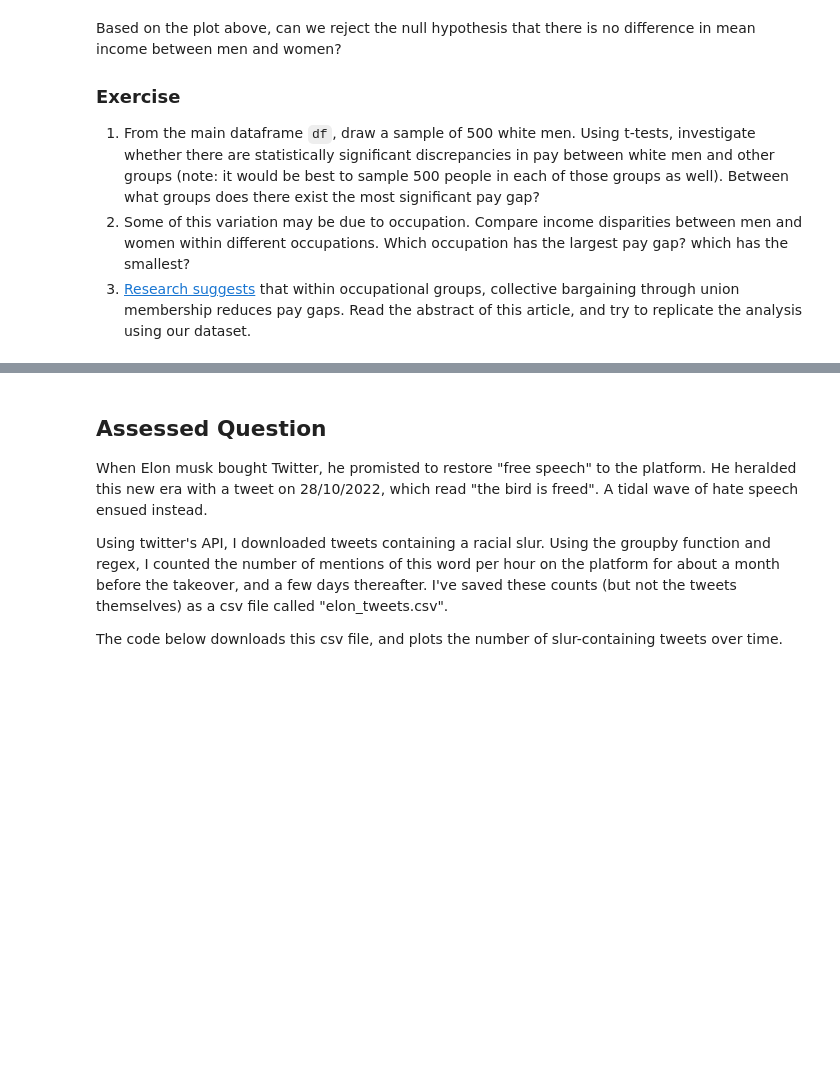
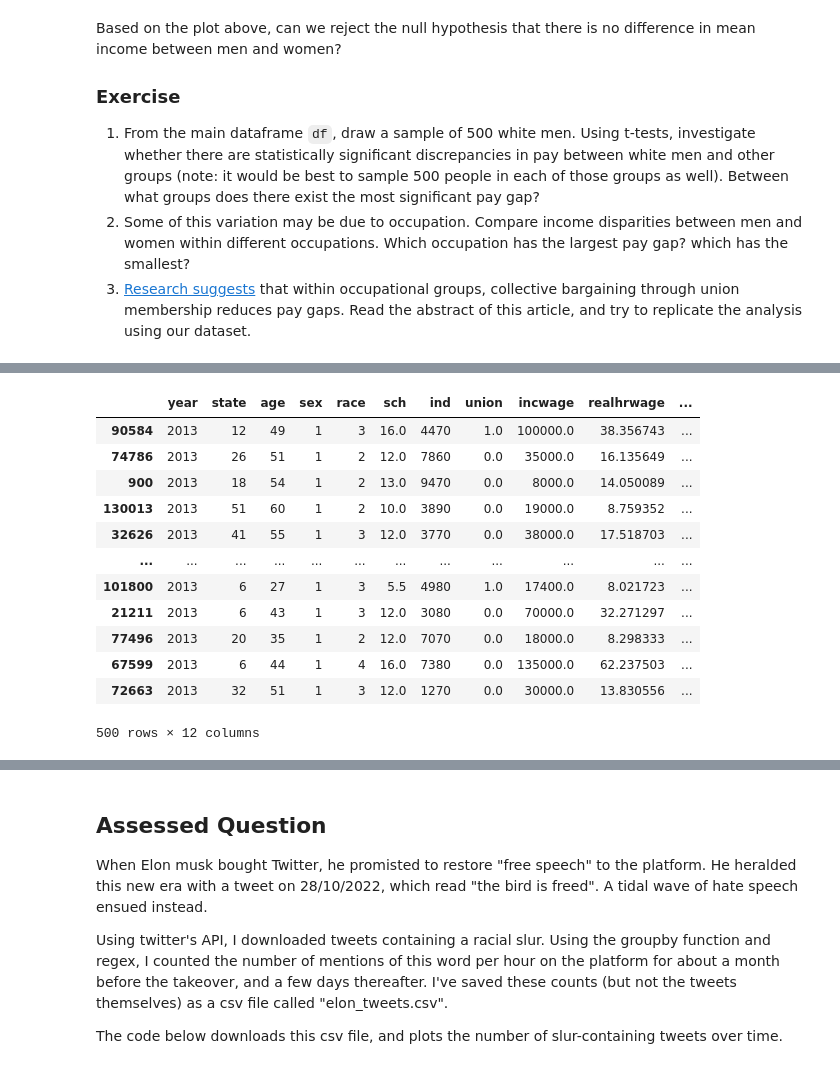
Before and after one commit to lawmianyi/QM2, a Jupyter notebook: notebooks/W07. Hypothesis Testing.ipynb, the cells around one changed output, grey strips where cells are left out. Cells and saved outputs as stored; diff of their text form; code cells hidden in the pictures; blank space fills up the shorter version.

```diff
--- a/notebooks/W07. Hypothesis Testing.ipynb
+++ b/notebooks/W07. Hypothesis Testing.ipynb
@@ -294,0 +313,16 @@ Based on the plot above, can we reject the null hypothesis that there is no diff
+# %%
+non_white_men
+# %% [output]
+|  | year | state | age | sex | race | sch | ind | union | incwage | realhrwage | ... |
+| 90584 | 2013 | 12 | 49 | 1 | 3 | 16.0 | 4470 | 1.0 | 100000.0 | 38.356743 | ... |
+| 74786 | 2013 | 26 | 51 | 1 | 2 | 12.0 | 7860 | 0.0 | 35000.0 | 16.135649 | ... |
+| 900 | 2013 | 18 | 54 | 1 | 2 | 13.0 | 9470 | 0.0 | 8000.0 | 14.050089 | ... |
+| 130013 | 2013 | 51 | 60 | 1 | 2 | 10.0 | 3890 | 0.0 | 19000.0 | 8.759352 | ... |
+| 32626 | 2013 | 41 | 55 | 1 | 3 | 12.0 | 3770 | 0.0 | 38000.0 | 17.518703 | ... |
+| ... | ... | ... | ... | ... | ... | ... | ... | ... | ... | ... | ... |
+| 101800 | 2013 | 6 | 27 | 1 | 3 | 5.5 | 4980 | 1.0 | 17400.0 | 8.021723 | ... |
+| 21211 | 2013 | 6 | 43 | 1 | 3 | 12.0 | 3080 | 0.0 | 70000.0 | 32.271297 | ... |
+| 77496 | 2013 | 20 | 35 | 1 | 2 | 12.0 | 7070 | 0.0 | 18000.0 | 8.298333 | ... |
+| 67599 | 2013 | 6 | 44 | 1 | 4 | 16.0 | 7380 | 0.0 | 135000.0 | 62.237503 | ... |
+| 72663 | 2013 | 32 | 51 | 1 | 3 | 12.0 | 1270 | 0.0 | 30000.0 | 13.830556 | ... |
+500 rows × 12 columns
```
Also changed, not shown: parts of 16 cells of this notebook.
